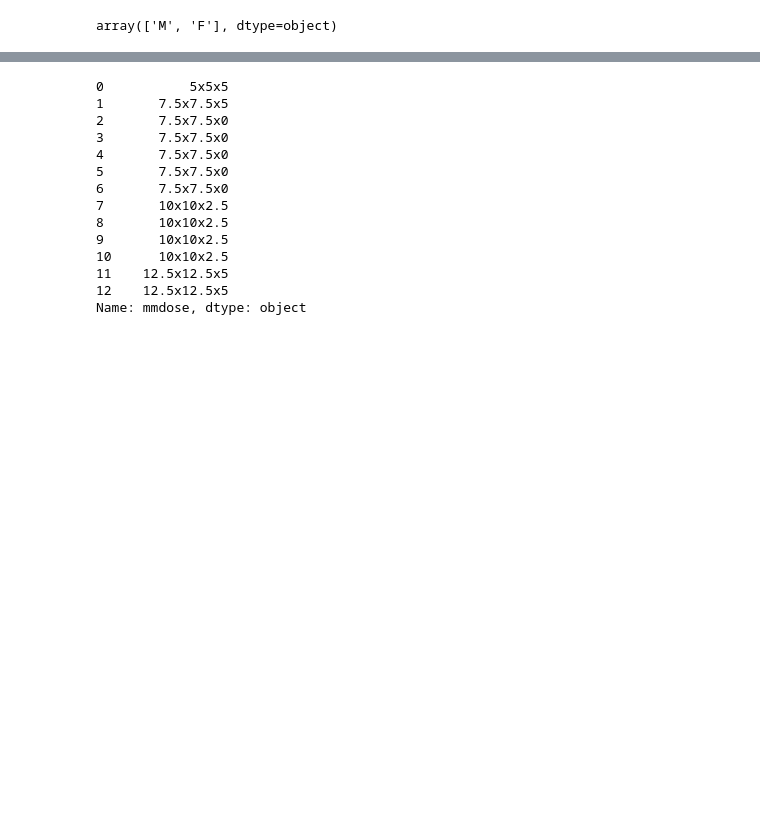
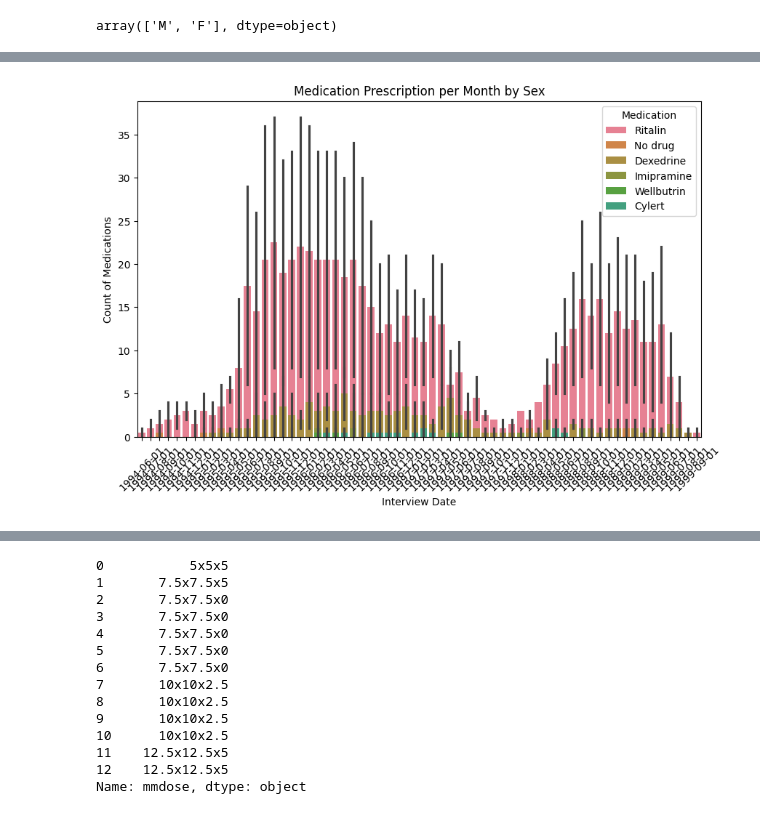
Before and after one commit to ALINA991/ADHD_fMRI, a Jupyter notebook: MTA/mta_figures0.ipynb, the cells around one changed output, grey strips where cells are left out. Saved outputs shown, nothing was run; the diff lists cells and outputs as text; code cells hidden in the pictures; blank space fills up the shorter version.

```diff
--- a/MTA/mta_figures0.ipynb
+++ b/MTA/mta_figures0.ipynb
@@ -458,0 +494,5 @@ plt.show()
+# %%
+grouped = m_drugs.groupby(['interview_date', 'mmdrug', 'sex']).size().unstack(fill_value=0).stack().reset_index(name='count')
+print(drug_sex_counts.head())
+
+grouped.head()
@@ -458,0 +513,23 @@ plt.show()
+# %%
+# Create a color palette that differentiates sex within each medication
+palette = sns.color_palette("husl", 12)
+
+# Plot
+plt.figure(figsize=(10, 6))
+bar_plot = sns.barplot(data=grouped, x='interview_date', y='count', hue='mmdrug', dodge=False, palette=palette)
+
+# Adjust hue based on 'sex'
+
+for i, bar in enumerate(bar_plot.patches):
+    sex = grouped.iloc[i]['sex']
+    #bar.set_edgecolor('black')
+    bar.set_linewidth(1.0 if sex == 'M' else 0.5)  # Thicker line for males, thinner for females
+
+plt.title('Medication Prescription per Month by Sex')
+plt.xlabel('Interview Date')
+plt.ylabel('Count of Medications')
+plt.xticks(rotation=45)
+plt.legend(title='Medication')
+plt.show()
+# %% [output]
+[figure, added]
```
Also changed, not shown: parts of 11 cells of this notebook, 2 other files.
